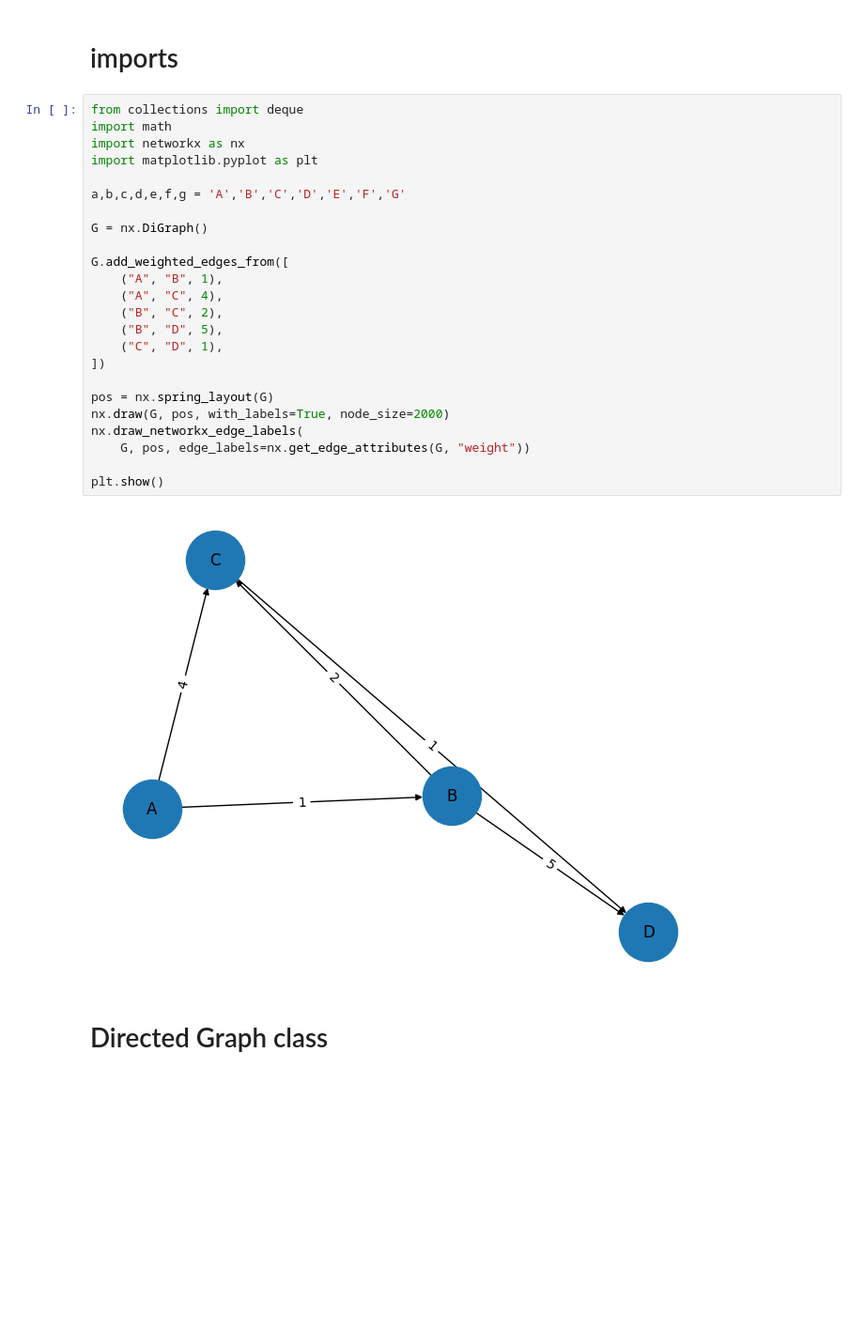
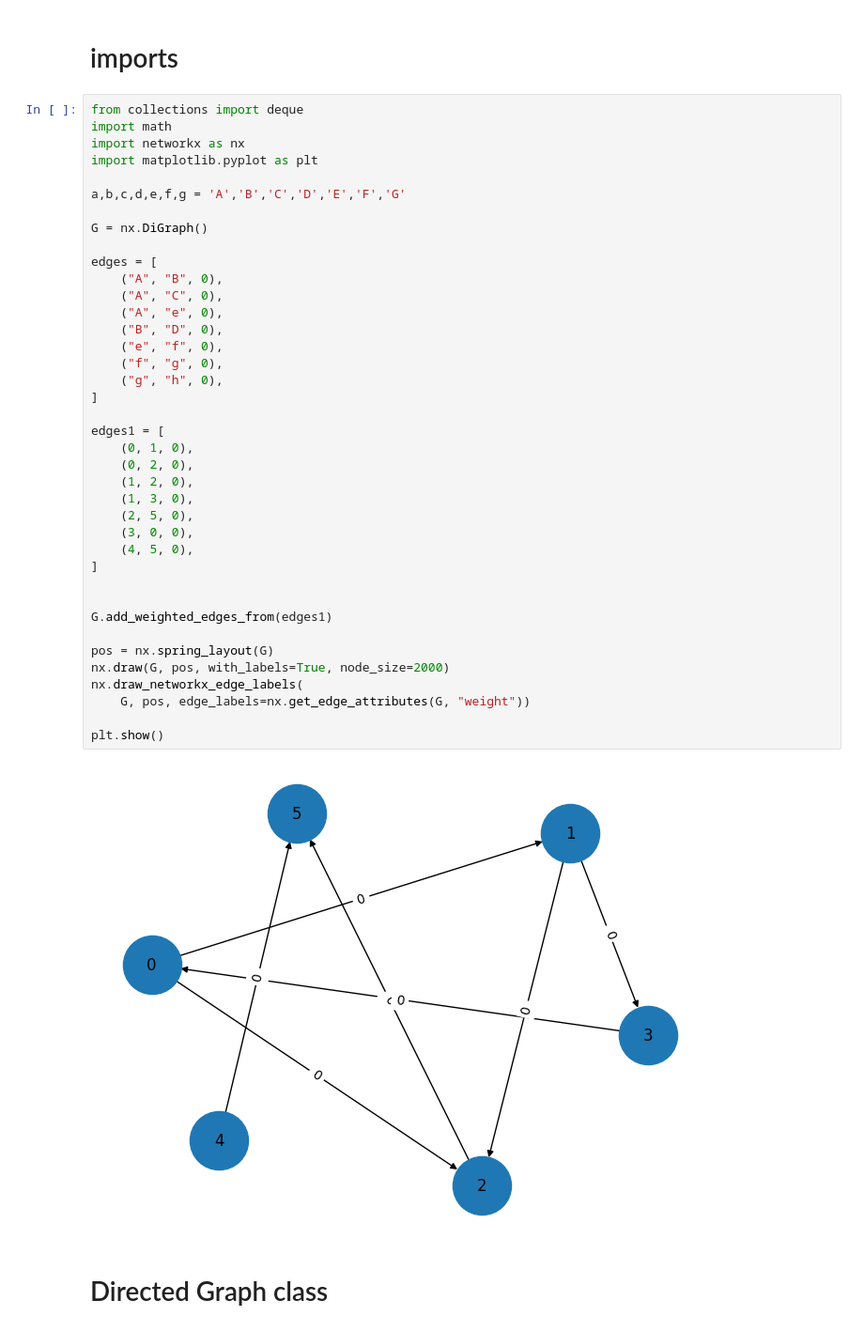
Before and after one commit to ideaguy3d/data-science-practice, a Jupyter notebook: meta-int-prac/graph_practice.ipynb, the cells around one changed output. Shown at 94% size. Drawn from its saved outputs; the diff is of its cells as text; blank space fills up the shorter version.

```diff
--- a/meta-int-prac/graph_practice.ipynb
+++ b/meta-int-prac/graph_practice.ipynb
@@ -3,29 +3,44 @@
 # %%
 from collections import deque
 import math
 import networkx as nx
 import matplotlib.pyplot as plt
 
 a,b,c,d,e,f,g = 'A','B','C','D','E','F','G'
 
 G = nx.DiGraph()
 
-G.add_weighted_edges_from([
-    ("A", "B", 1),
-    ("A", "C", 4),
-    ("B", "C", 2),
-    ("B", "D", 5),
-    ("C", "D", 1),
-])
+edges = [
+    ("A", "B", 0),
+    ("A", "C", 0),
+    ("A", "e", 0),
+    ("B", "D", 0),
+    ("e", "f", 0),
+    ("f", "g", 0),
+    ("g", "h", 0),
+]
+
+edges1 = [
+    (0, 1, 0),
+    (0, 2, 0),
+    (1, 2, 0),
+    (1, 3, 0),
+    (2, 5, 0),
+    (3, 0, 0),
+    (4, 5, 0),
+]
+
+
+G.add_weighted_edges_from(edges1)
 
 pos = nx.spring_layout(G)
 nx.draw(G, pos, with_labels=True, node_size=2000)
 nx.draw_networkx_edge_labels(
     G, pos, edge_labels=nx.get_edge_attributes(G, "weight"))
 
 plt.show()
 # %% [output]
-[figure, old version]
+[figure, new version]
 # %% [markdown]
 # Directed Graph class
 # %%
```
Also changed, not shown: parts of 4 cells of this notebook.
